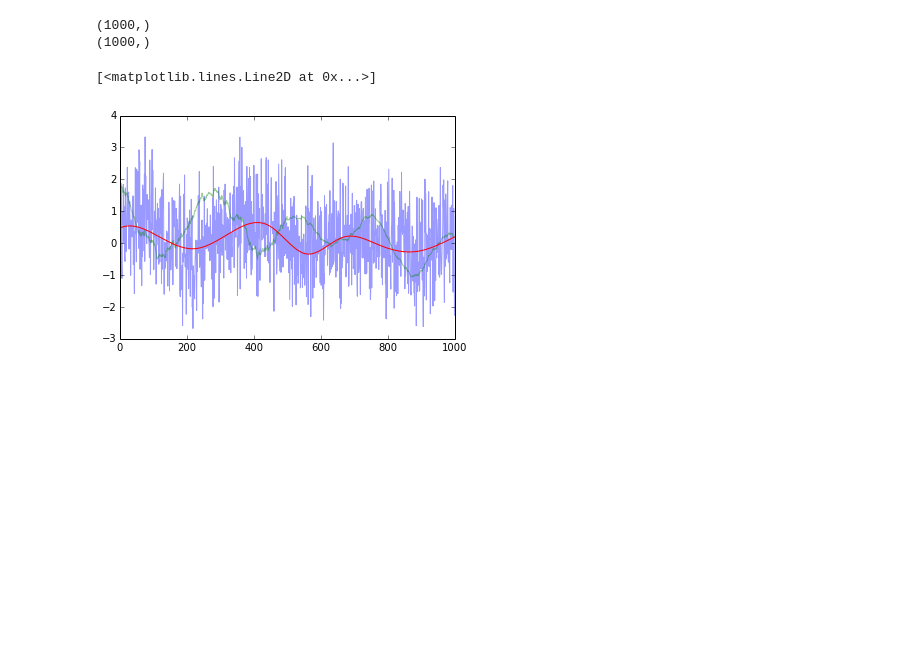
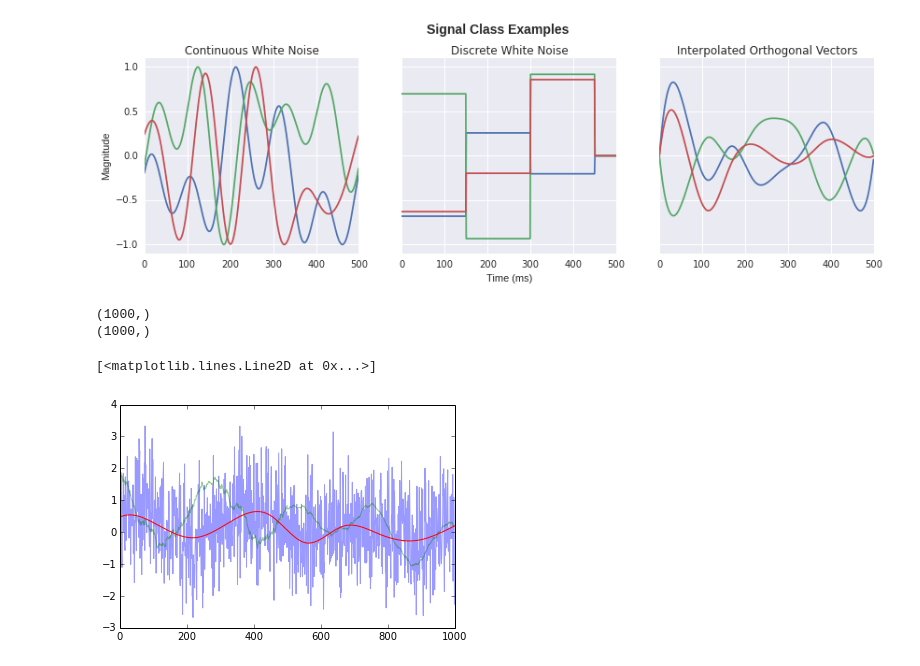
Before and after one commit to Seanny123/rnn-comparison, a Jupyter notebook: dataset-check.ipynb, the cells around one changed output. Cells and saved outputs as stored; diff of their text form; code cells hidden in the pictures; blank space fills up the shorter version.

```diff
--- a/dataset-check.ipynb
+++ b/dataset-check.ipynb
@@ -20,2 +49,0 @@ plt.plot(dat[2].T)
-# %%
-dat = np.load("datasets/dataset_disc_speccls_1_2_3.npz")["class_sig_list"]
@@ -30,2 +49,0 @@ plt.plot(dat[2].T)
-# %%
-dat = np.load("datasets/dataset_orth_speccls_1_2_3_0.npz")["class_sig_list"]
@@ -40,3 +55,23 @@ plt.plot(dat[2].T)
+# %%
+dat_list = [cont_dat, disc_dat, orth_dat]
+title_list = ("Continuous White Noise", "Discrete White Noise", "Interpolated Orthogonal Vectors")
+
+fig, axes = plt.subplots(1, 3, sharey=True, figsize=(14,4))
+
+for di, dat in enumerate(dat_list):
+    for d_vals in dat:
+        axes[di].plot(d_vals)
+
+    axes[di].set_title(title_list[di])
+    axes[di].set_ylim((-1.1, 1.1))
+
+fig.suptitle("Signal Class Examples", fontsize=14, fontweight="bold")
+fig.subplots_adjust(top=0.85)
+axes[0].set_ylabel("Magnitude")
+axes[1].set_xlabel("Time (ms)")
+plt.savefig("sigs.pdf", format="pdf")
+# %% [output]
+[figure, added]
 # %%
 sig = dat[0][0, :].T
 noise = np.random.normal(0, 1, size=sig.shape[0])
```
Also changed, not shown: parts of 11 cells of this notebook, 2 other files.
